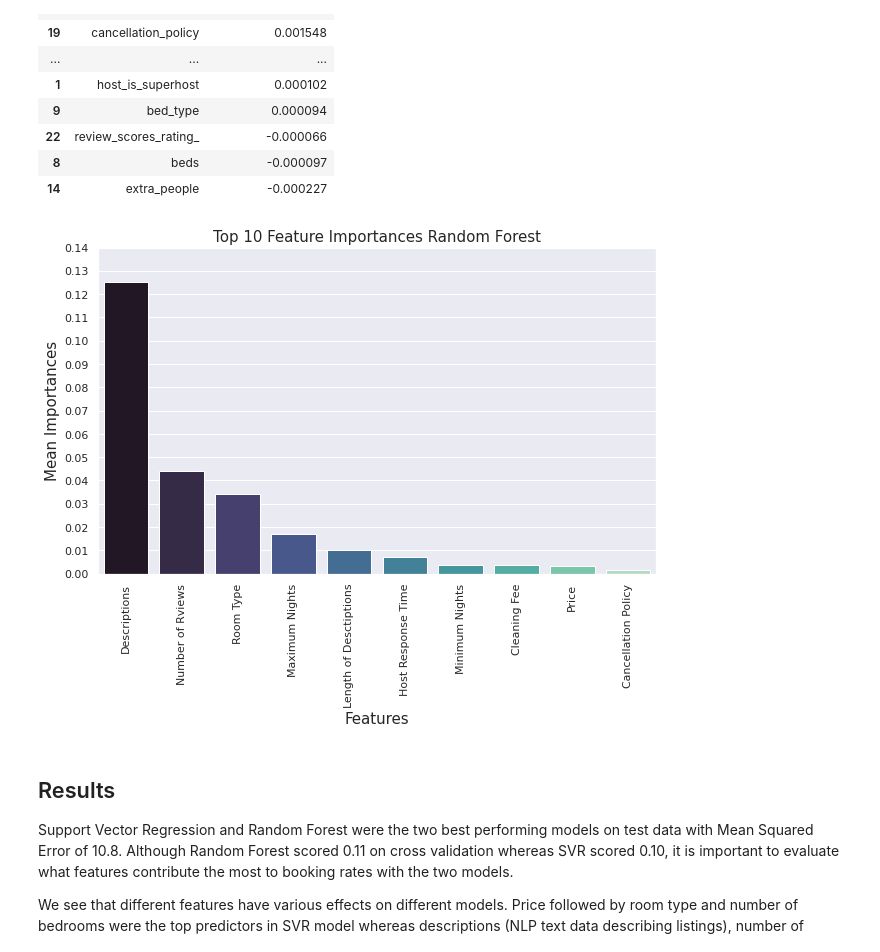
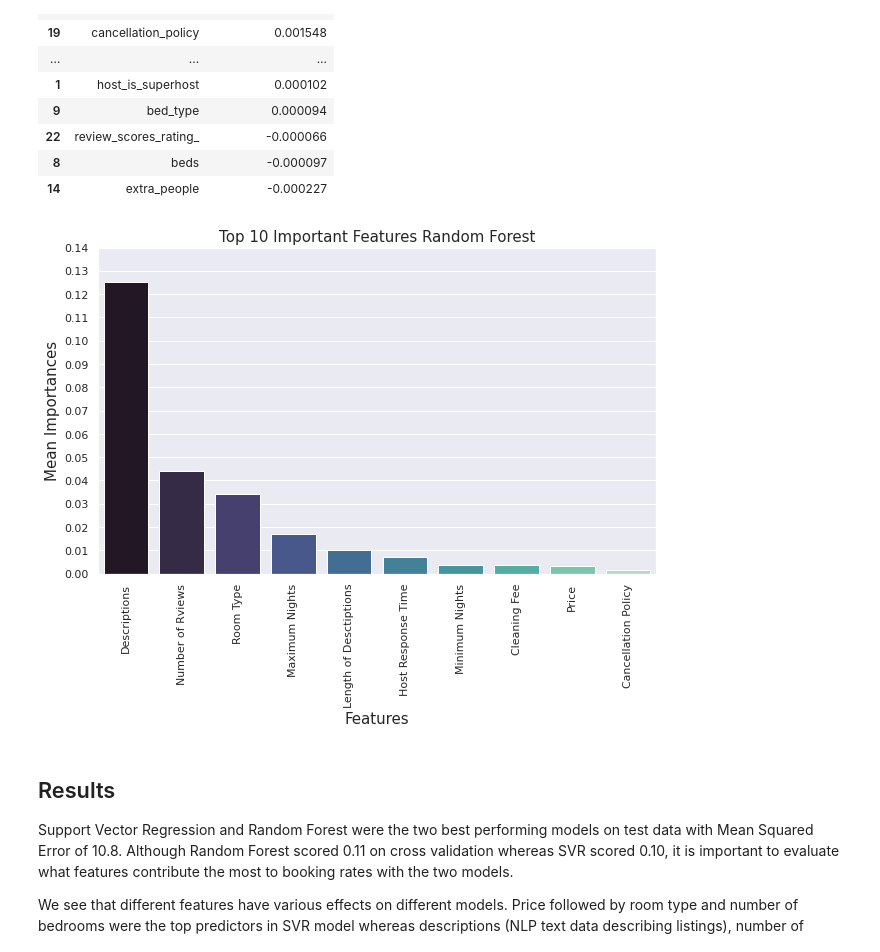
Before and after one commit to haticerdogan/Seattle-Airbnb-Project, a Jupyter notebook: Airbnb_Seattle.ipynb, the cells around one changed output. Saved outputs shown, nothing was run; the diff lists cells and outputs as text; code cells hidden in the pictures.

```diff
--- a/Airbnb_Seattle.ipynb
+++ b/Airbnb_Seattle.ipynb
@@ -1121,19 +1121,19 @@ perm_features_rf.sort_values('feature_importance', ascending=False)
 # %%
 # The most important features for Random Forest
 top_features = perm_features_rf.sort_values('feature_importance', ascending=False)[0:10]
 top_names = ['Descriptions', 'Number of Rviews', 'Room Type', 'Maximum Nights', 'Length of Desctiptions', 'Host Response Time',
              'Minimum Nights', 'Cleaning Fee', 'Price', 'Cancellation Policy']
 plt.figure(figsize=(10, 6))
 
 ax = sns.barplot(x='feature_names', y='feature_importance', data=top_features, palette='mako')
 ax.set_xlabel('Features', fontsize=15)
 ax.set_ylabel('Mean Importances', fontsize=15)
-ax.set_title('Top 10 Feature Importances Random Forest', fontsize=15)
+ax.set_title('Top 10 Important Features Random Forest', fontsize=15)
 plt.xticks(range(len(top_names)), top_names, rotation=90, ha='center')
 plt.yticks(np.arange(0, 0.15, step=0.010))
 plt.show()
 # %% [output]
-[figure, old version]
+[figure, new version]
 # %% [markdown]
 ## Results
 
```
Also changed, not shown: parts of 1 cell of this notebook.
